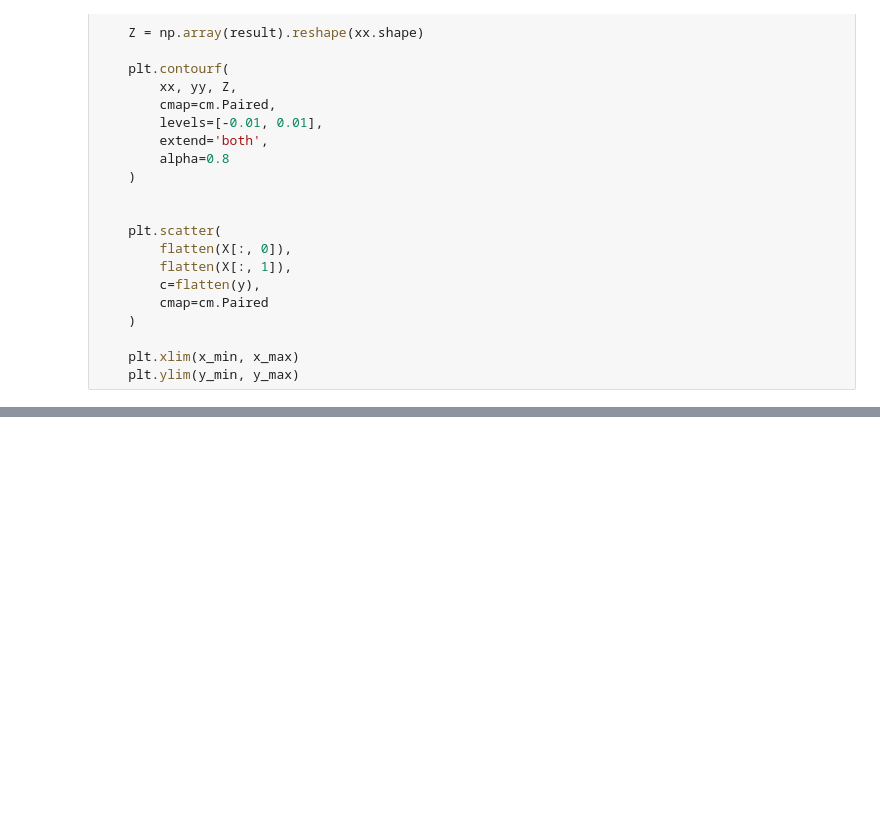
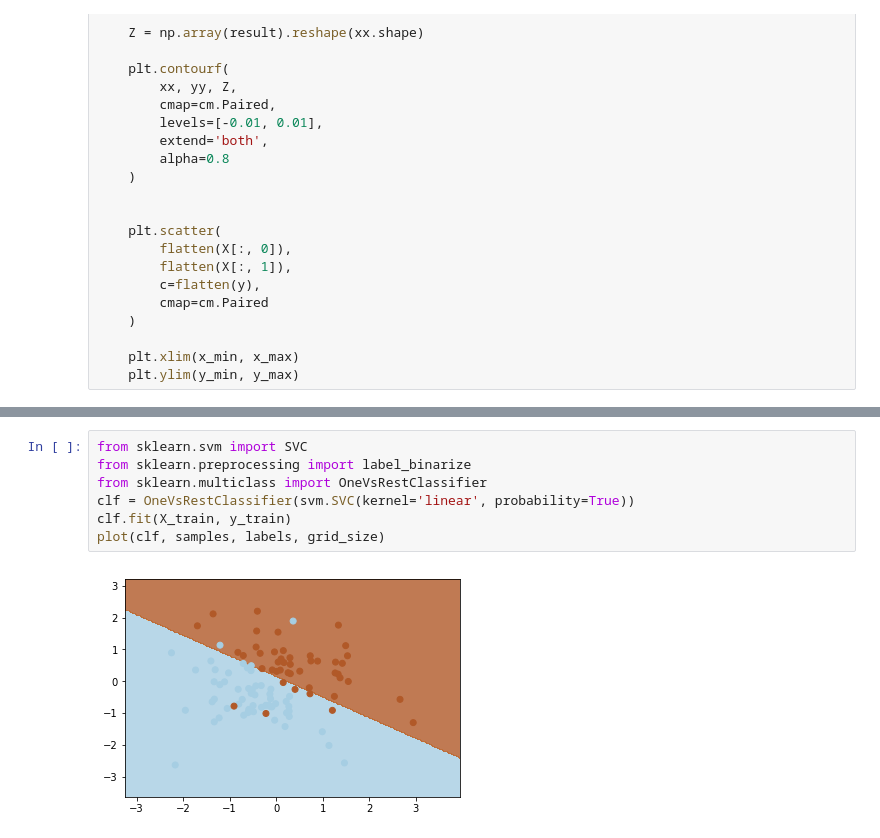
Before and after one commit to olexandryermilov/univ, a Jupyter notebook: ml/SVM.ipynb, the cells around one changed output, grey strips where cells are left out. Drawn from its saved outputs; the diff is of its cells as text; blank space fills up the shorter version.

```diff
--- a/ml/SVM.ipynb
+++ b/ml/SVM.ipynb
@@ -213,0 +306,9 @@ for i in range(2):
+# %%
+from sklearn.svm import SVC
+from sklearn.preprocessing import label_binarize
+from sklearn.multiclass import OneVsRestClassifier
+clf = OneVsRestClassifier(svm.SVC(kernel='linear', probability=True))
+clf.fit(X_train, y_train)
+plot(clf, samples, labels, grid_size)
+# %% [output]
+[figure, added]
```
Also changed, not shown: parts of 17 cells of this notebook.
